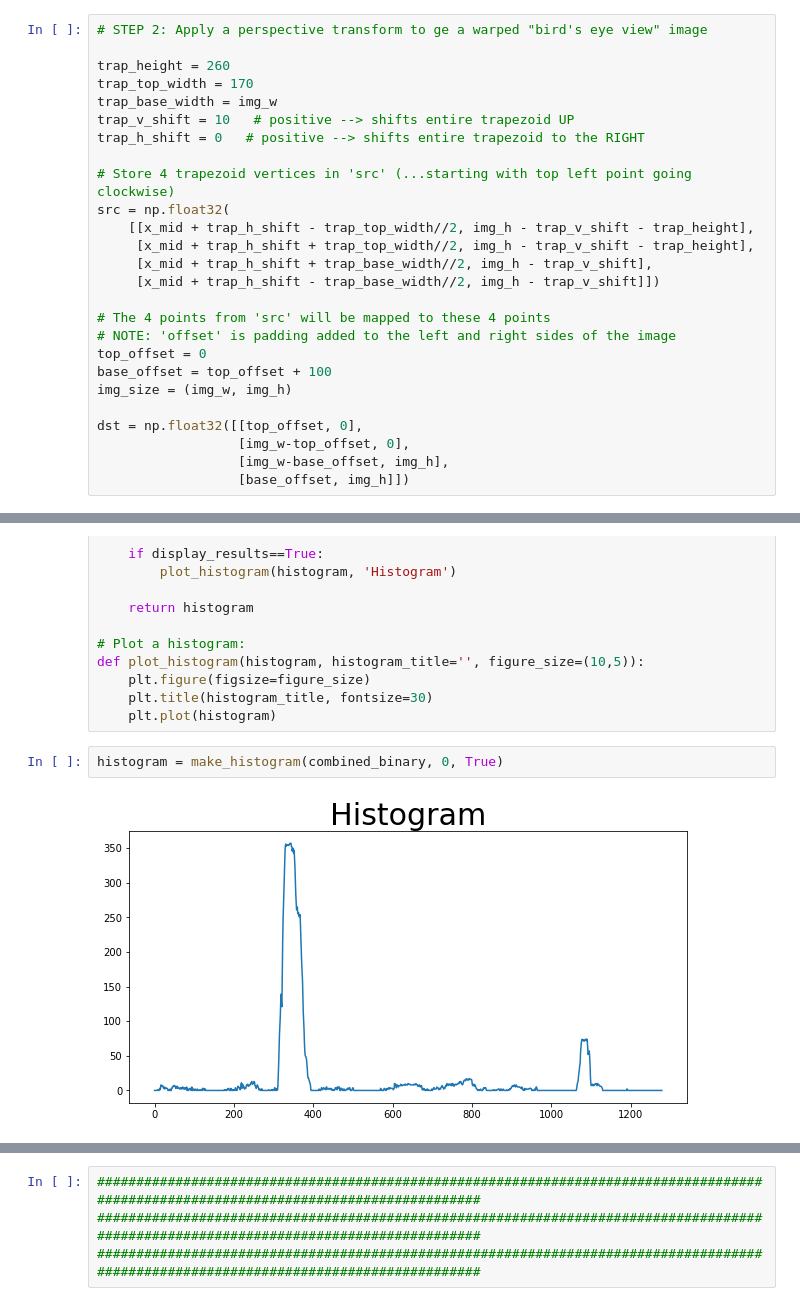
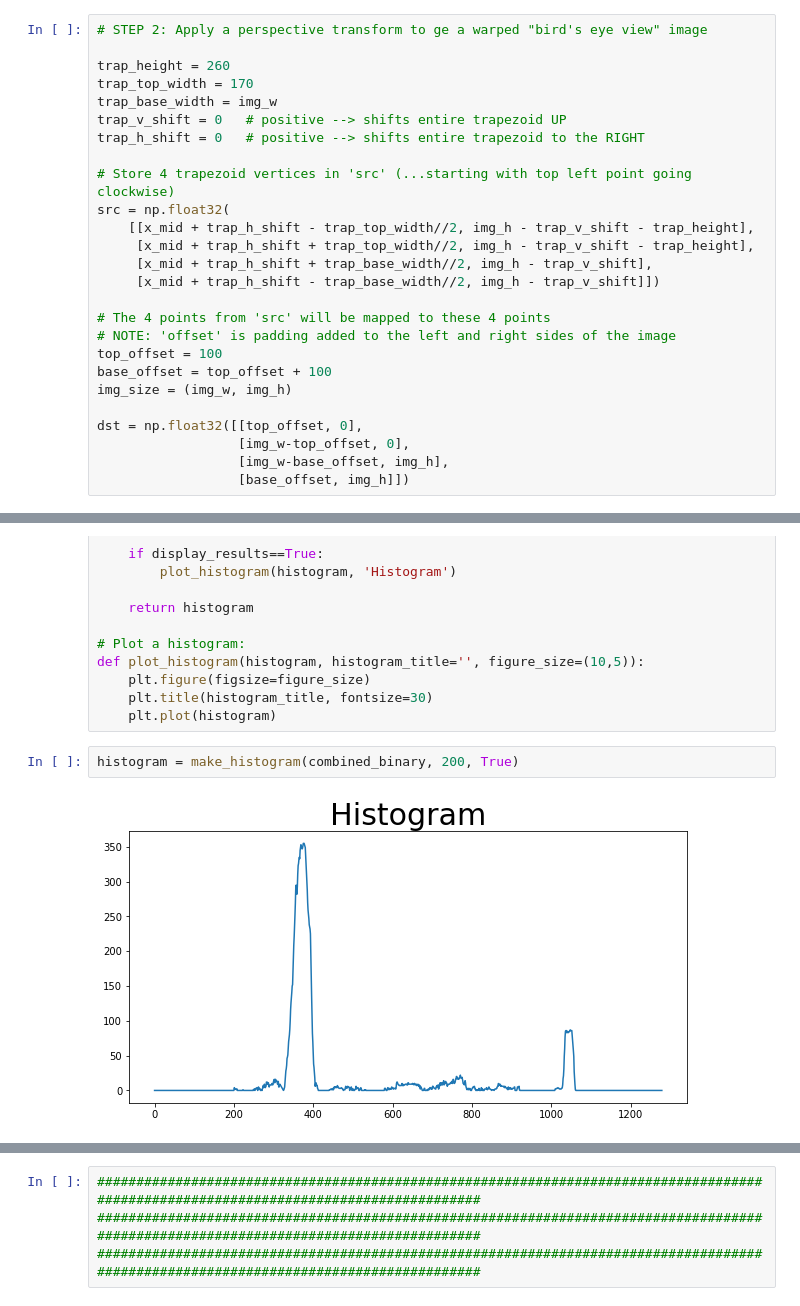
Before and after one commit to tyler-lewis-udacity/Advanced_Lane_Finding, a Jupyter notebook: P4_advanced_lane_finding_new.ipynb, the cells around one changed output, grey strips where cells are left out. Saved outputs shown, nothing was run; the diff lists cells and outputs as text.

Commit message:
Working up to final image

```diff
--- a/P4_advanced_lane_finding_new.ipynb
+++ b/P4_advanced_lane_finding_new.ipynb
@@ -163,7 +163,7 @@ def trapezoid_overlay(img, vertices, thickness=2):
 trap_height = 260
 trap_top_width = 170
 trap_base_width = img_w
-trap_v_shift = 10   # positive --> shifts entire trapezoid UP
+trap_v_shift = 0   # positive --> shifts entire trapezoid UP
 trap_h_shift = 0   # positive --> shifts entire trapezoid to the RIGHT
 
 # Store 4 trapezoid vertices in 'src' (...starting with top left point going clockwise)
@@ -175,7 +175,7 @@ src = np.float32(
 
 # The 4 points from 'src' will be mapped to these 4 points
 # NOTE: 'offset' is padding added to the left and right sides of the image
-top_offset = 0
+top_offset = 100
 base_offset = top_offset + 100
 img_size = (img_w, img_h)
 
@@ -334,6 +334,6 @@ def plot_histogram(histogram, histogram_title='', figure_size=(10,5)):
     plt.title(histogram_title, fontsize=30)
     plt.plot(histogram)
 # %%
-histogram = make_histogram(combined_binary, 0, True)
+histogram = make_histogram(combined_binary, 200, True)
 # %% [output]
-[figure, old version]
+[figure, new version]
```
Also changed, not shown: parts of 26 cells of this notebook.
